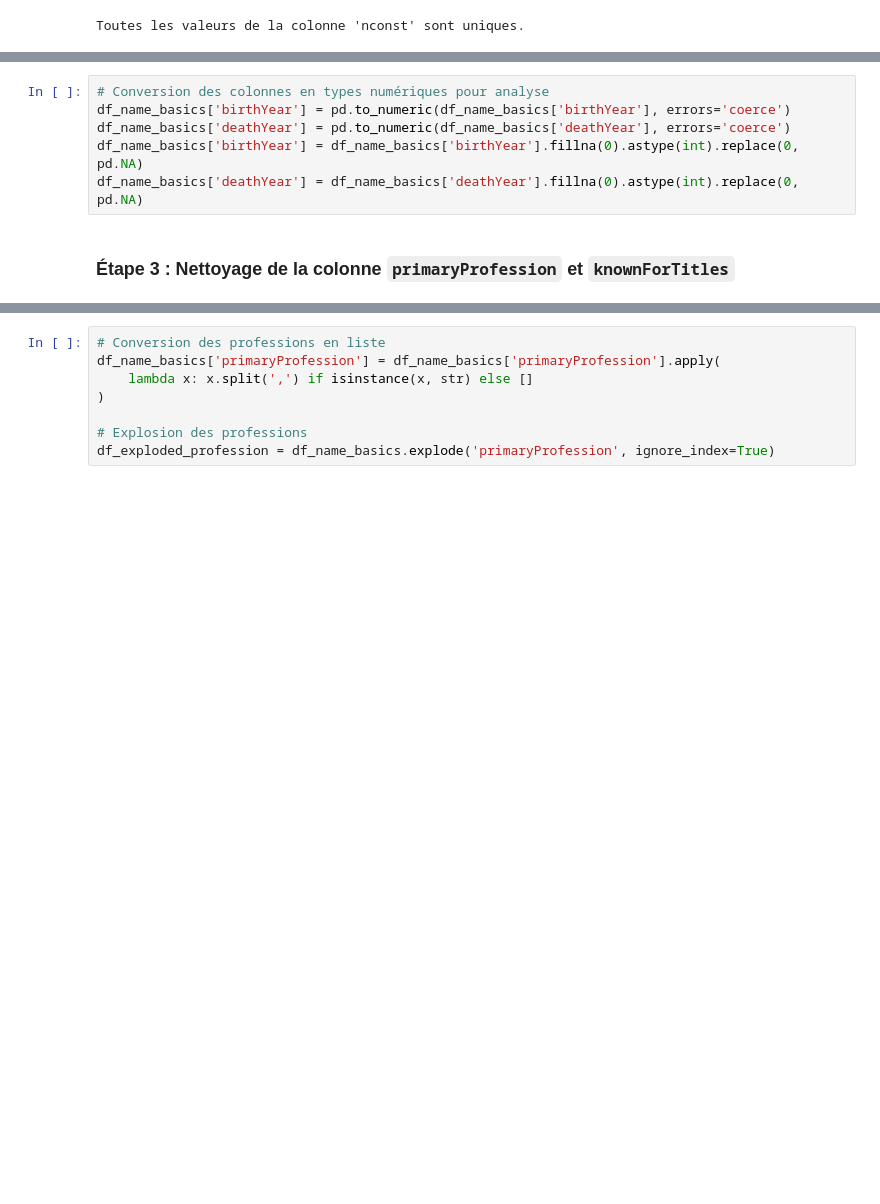
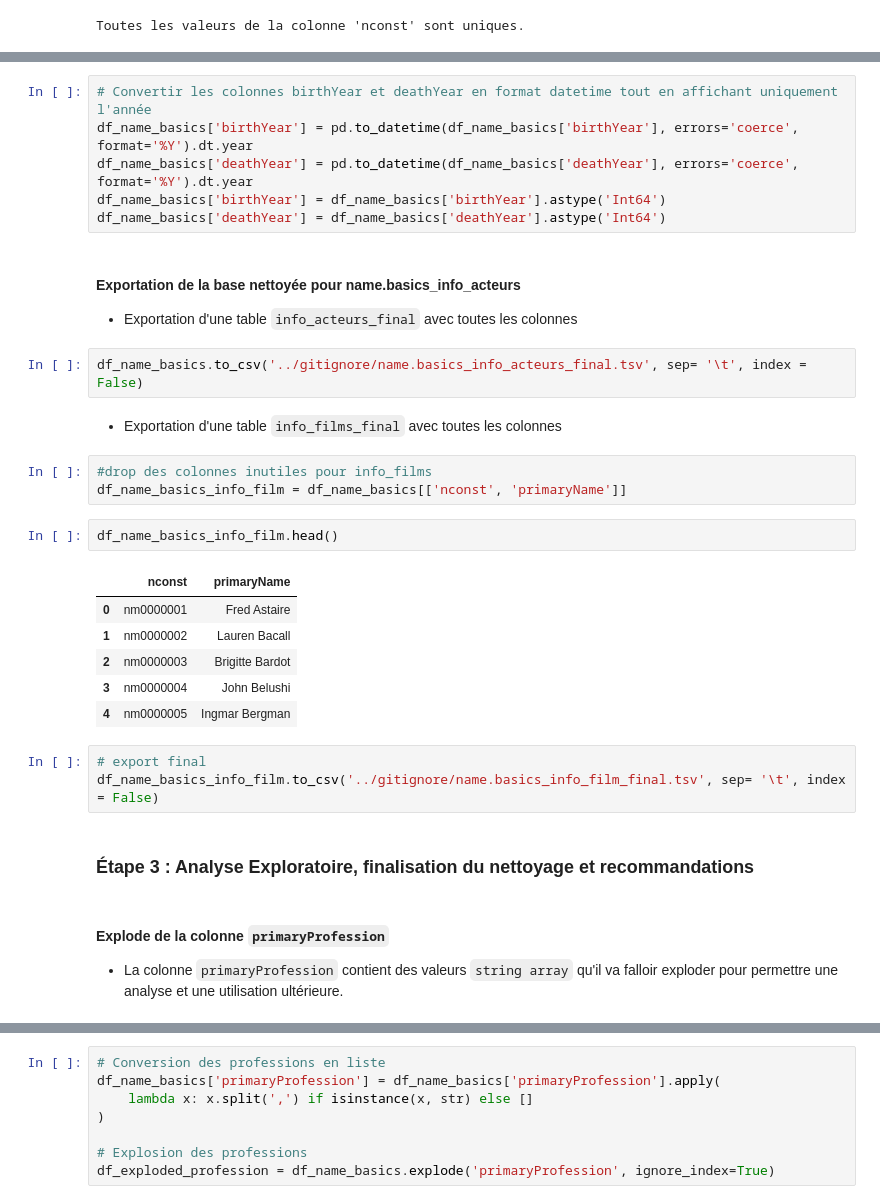
Before and after one commit to jpvt-data/AlgoCinema, a Jupyter notebook: exploration/exploration_name_basics.ipynb, the cells around one changed output, grey strips where cells are left out. Saved outputs shown, nothing was run; the diff lists cells and outputs as text; blank space fills up the shorter version.

```diff
--- a/exploration/exploration_name_basics.ipynb
+++ b/exploration/exploration_name_basics.ipynb
@@ -111,8 +115,35 @@ Toutes les valeurs de la colonne 'nconst' sont uniques.
 # %%
-# Conversion des colonnes en types numériques pour analyse
-df_name_basics['birthYear'] = pd.to_numeric(df_name_basics['birthYear'], errors='coerce')
-df_name_basics['deathYear'] = pd.to_numeric(df_name_basics['deathYear'], errors='coerce')
-df_name_basics['birthYear'] = df_name_basics['birthYear'].fillna(0).astype(int).replace(0, pd.NA)
-df_name_basics['deathYear'] = df_name_basics['deathYear'].fillna(0).astype(int).replace(0, pd.NA)
+# Convertir les colonnes birthYear et deathYear en format datetime tout en affichant uniquement l'année
+df_name_basics['birthYear'] = pd.to_datetime(df_name_basics['birthYear'], errors='coerce', format='%Y').dt.year
+df_name_basics['deathYear'] = pd.to_datetime(df_name_basics['deathYear'], errors='coerce', format='%Y').dt.year
+df_name_basics['birthYear'] = df_name_basics['birthYear'].astype('Int64')
+df_name_basics['deathYear'] = df_name_basics['deathYear'].astype('Int64')
-# %% [markdown]
-### Étape 3 : Nettoyage de la colonne `primaryProfession` et `knownForTitles`
+# %% [markdown]
+#### Exportation de la base nettoyée pour name.basics_info_acteurs
+
+- Exportation d'une table `info_acteurs_final` avec toutes les colonnes
+# %%
+df_name_basics.to_csv('../gitignore/name.basics_info_acteurs_final.tsv', sep= '\t', index = False)
+# %% [markdown]
+- Exportation d'une table `info_films_final` avec toutes les colonnes
+# %%
+#drop des colonnes inutiles pour info_films
+df_name_basics_info_film = df_name_basics[['nconst', 'primaryName']]
+# %%
+df_name_basics_info_film.head()
+# %% [output]
+|  | nconst | primaryName |
+| 0 | nm0000001 | Fred Astaire |
+| 1 | nm0000002 | Lauren Bacall |
+| 2 | nm0000003 | Brigitte Bardot |
+| 3 | nm0000004 | John Belushi |
+| 4 | nm0000005 | Ingmar Bergman |
+# %%
+# export final
+df_name_basics_info_film.to_csv('../gitignore/name.basics_info_film_final.tsv', sep= '\t', index = False)
+# %% [markdown]
+### Étape 3 : Analyse Exploratoire, finalisation du nettoyage et recommandations
+# %% [markdown]
+#### Explode de la colonne `primaryProfession`
+
+- La colonne `primaryProfession` contient des valeurs `string array` qu'il va falloir exploder pour permettre une analyse et une utilisation ultérieure.
```
Also changed, not shown: parts of 26 cells of this notebook, 2 other files.
